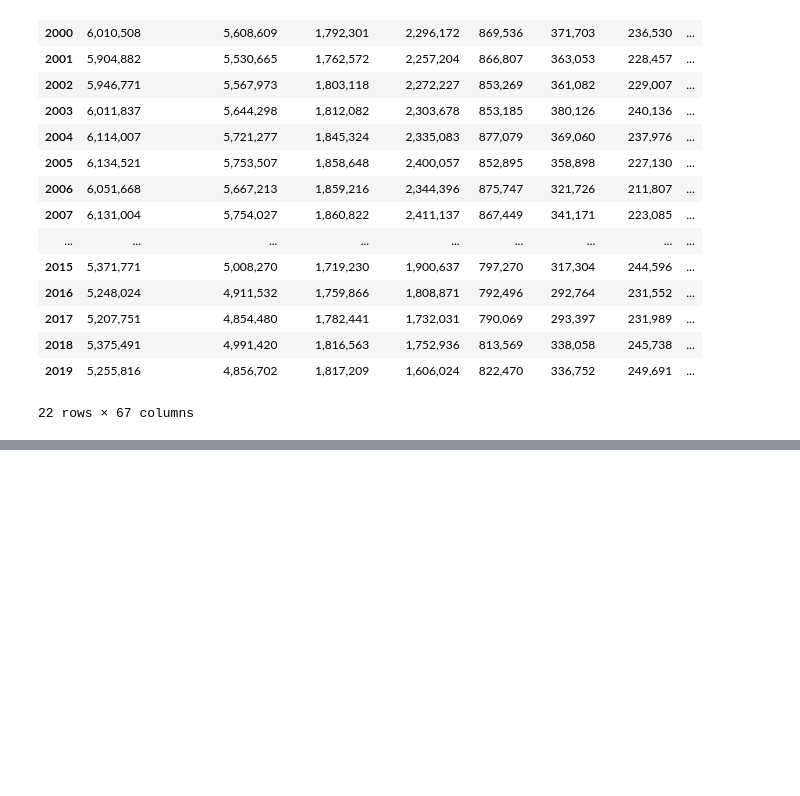
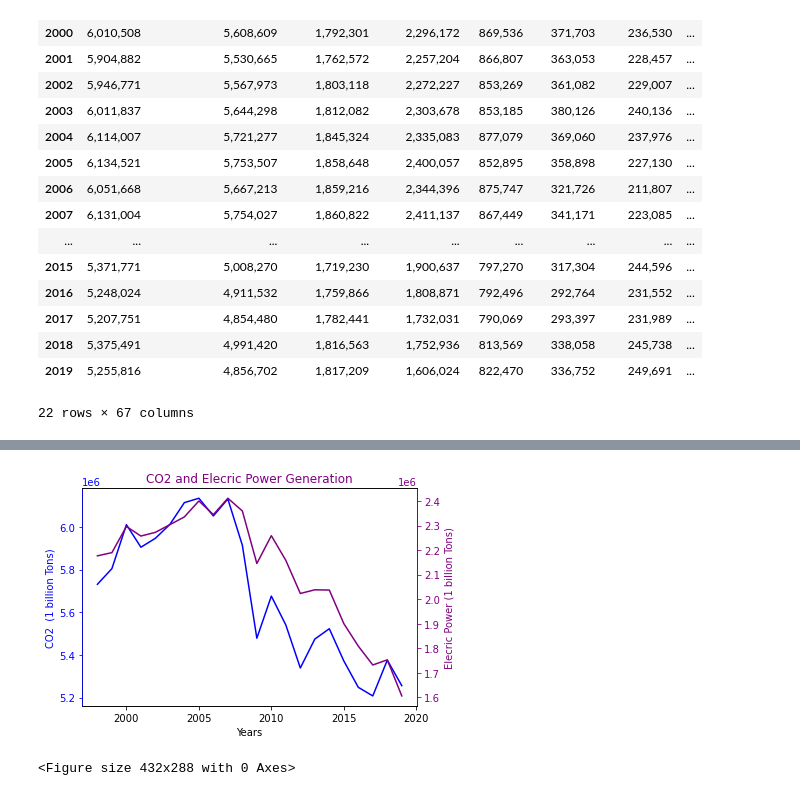
Before and after one commit to nataliaxmoreno/project-1-Group3, a Jupyter notebook: data sets/graphs_high_polluters.ipynb, the cells around one changed output, grey strips where cells are left out. Cells and saved outputs as stored; diff of their text form; code cells hidden in the pictures; blank space fills up the shorter version.

```diff
--- a/data sets/graphs_high_polluters.ipynb
+++ b/data sets/graphs_high_polluters.ipynb
@@ -127,0 +229,34 @@ plt.tight_layout()
+# %%
+#print(pollutants_cleaned['Electric Power '])
+fig, ax1 = plt.subplots()
+x_axis = pollutants_cleaned.index
+first = pollutants_cleaned['CO2']
+second = pollutants_cleaned['Electric Power ']
+
+ax1.plot(x_axis,first,color='blue')
+
+ax2 = ax1.twinx()
+ax2.yaxis.set_view_interval(5.2, 6.2)
+ax2.plot(x_axis,second,color='purple')
+
+
+ax1.set_xlabel('Years')
+ax1.set_ylabel('CO2  (1 billion Tons)' ,color='blue')
+ax2.set_ylabel('Elecric Power (1 billion Tons)',color='purple')
+ax1.set_title('CO2 and Elecric Power Generation',color='purple')
+
+
+ax1.tick_params(axis='y',colors='blue')
+ax2.tick_params(axis='y',colors='purple')
+
+
+ax2.spines['right'].set_color('purple')
+
+ax2.spines['left'].set_color('blue')
+
+plt.show()
+plt.tight_layout()
+fig.savefig("CO2 and Electric Power Generation.png", bbox_inches='tight')
+# %% [output]
+[figure, added]
+<Figure size 432x288 with 0 Axes>
```
Also changed, not shown: parts of 9 cells of this notebook, 8 other files.
